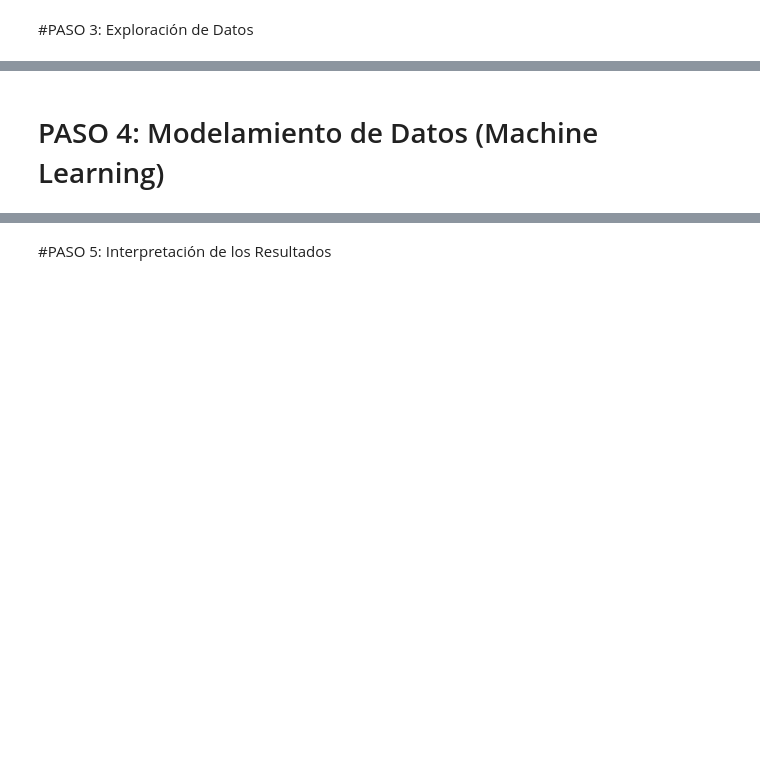
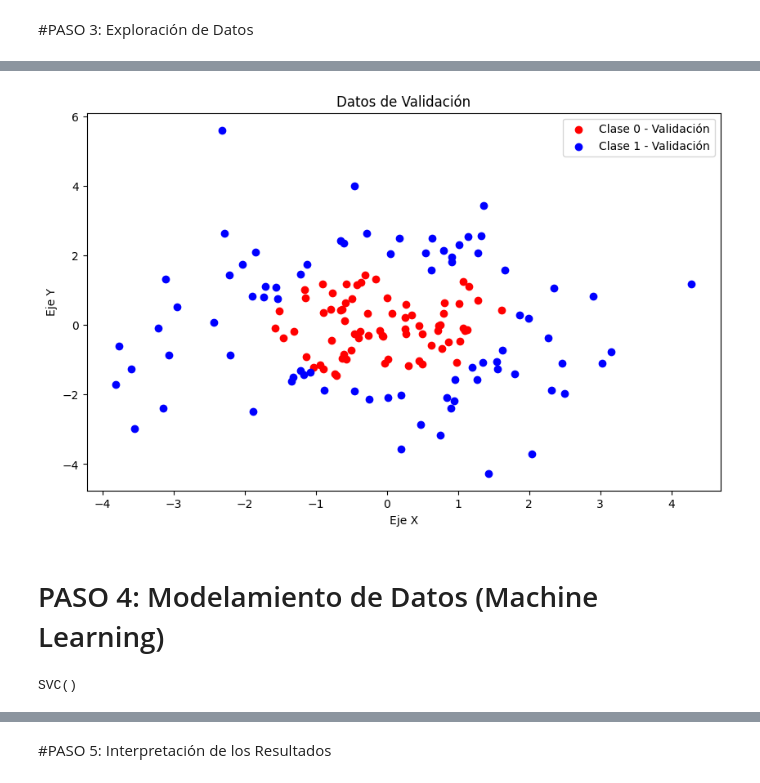
Before and after one commit to novoa123/MachineLearningS09, a Jupyter notebook: S09-Support-Vector-Machines/S09_LAB_SVM.ipynb, the cells around one changed output, grey strips where cells are left out. Drawn from its saved outputs; the diff is of its cells as text; code cells hidden in the pictures; blank space fills up the shorter version.

```diff
--- a/S09-Support-Vector-Machines/S09_LAB_SVM.ipynb
+++ b/S09-Support-Vector-Machines/S09_LAB_SVM.ipynb
@@ -73,2 +110,16 @@ plt.show()
+# %%
+#Visualización datos de validación
+
+plt.figure(figsize=(10, 6))
+plt.scatter(X_val[y_val == 0][:, 0], X_val[y_val == 0][:, 1], color='red', label='Clase 0 - Validación')
+plt.scatter(X_val[y_val == 1][:, 0], X_val[y_val == 1][:, 1], color='blue', label='Clase 1 - Validación')
+
+plt.title('Datos de Validación')
+plt.xlabel('Eje X')
+plt.ylabel('Eje Y')
+plt.legend()
+plt.show()
+# %% [output]
+[figure, added]
 # %% [markdown]
 # PASO 4: Modelamiento de Datos (Machine Learning)
@@ -74,0 +129,7 @@ plt.show()
+# %%
+#Entrenamiento del clasificador SVM
+
+svm_model = SVC(kernel='rbf', gamma='scale')
+svm_model.fit(X_train, y_train)
+# %% [output]
+SVC()
```
Also changed, not shown: parts of 15 cells of this notebook.
